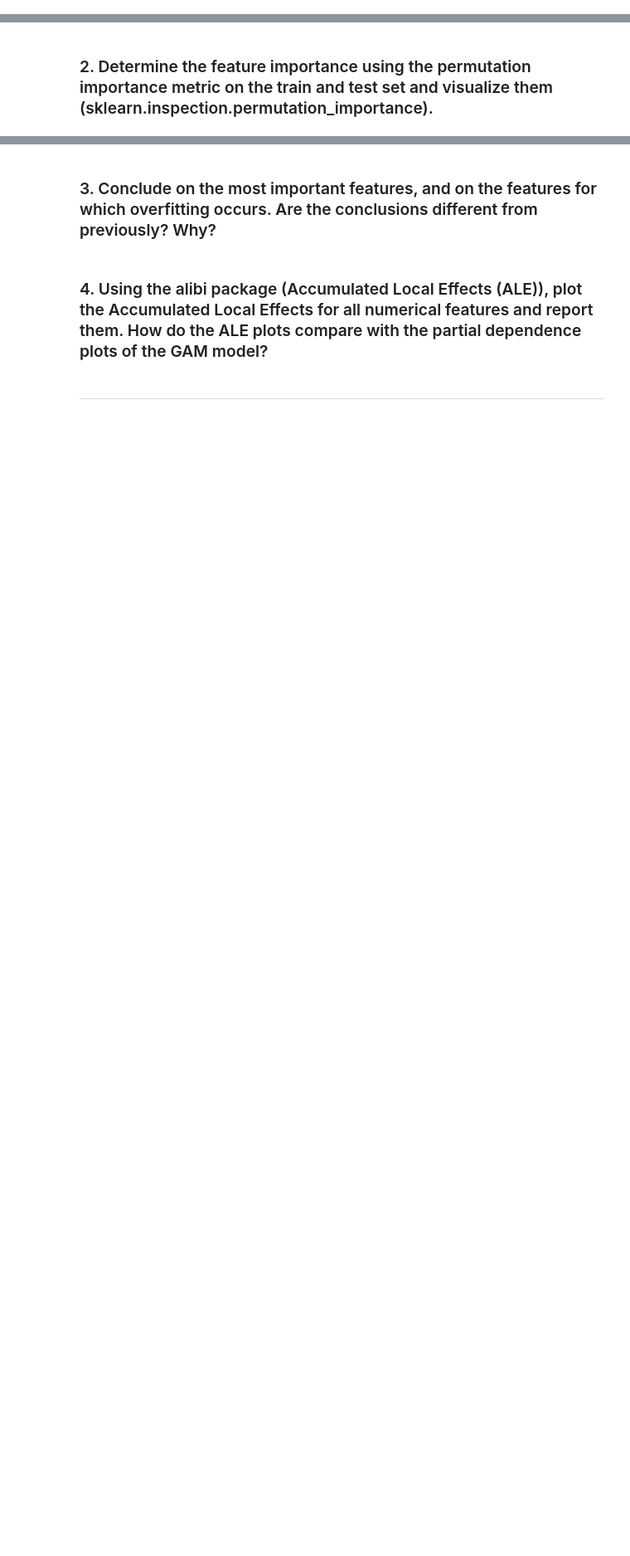
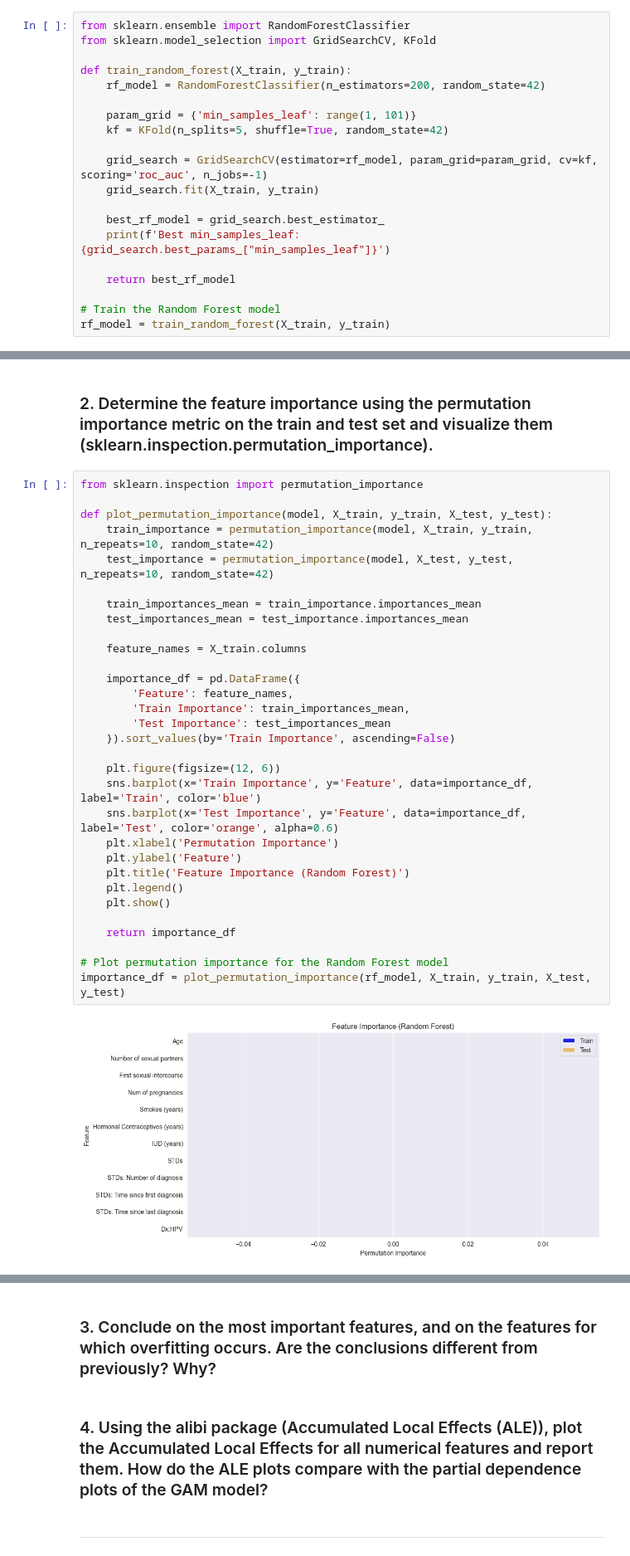
Before and after one commit to nirgoren/biology-hw1, a Jupyter notebook: Homework 1 Interpretable ML.ipynb, the cells around one changed output, grey strips where cells are left out. Shown at 83% size. Cells and saved outputs as stored; diff of their text form; blank space fills up the shorter version.

```diff
--- a/Homework 1 Interpretable ML.ipynb
+++ b/Homework 1 Interpretable ML.ipynb
@@ -487,3 +404,23 @@ A model taking into account interactions between features could yield better pre
 # %% [markdown]
 ### 1.	Train a Random Forest classifier (sklearn.ensemble.RandomForestClassifier) with n_estimators=200 trees.
 Optimize the min_samples_leaf hyperparameter (from 1 to 100) using cross-validation over the train set (use sklearn.model_selection.GridSearchCV and sklearn.model_selection.KFold).
+# %%
+from sklearn.ensemble import RandomForestClassifier
+from sklearn.model_selection import GridSearchCV, KFold
+
+def train_random_forest(X_train, y_train):
+    rf_model = RandomForestClassifier(n_estimators=200, random_state=42)
+
+    param_grid = {'min_samples_leaf': range(1, 101)}
+    kf = KFold(n_splits=5, shuffle=True, random_state=42)
+
+    grid_search = GridSearchCV(estimator=rf_model, param_grid=param_grid, cv=kf, scoring='roc_auc', n_jobs=-1)
+    grid_search.fit(X_train, y_train)
+
+    best_rf_model = grid_search.best_estimator_
+    print(f'Best min_samples_leaf: {grid_search.best_params_["min_samples_leaf"]}')
+
+    return best_rf_model
+
+# Train the Random Forest model
+rf_model = train_random_forest(X_train, y_train)
@@ -490,2 +429,35 @@ Optimize the min_samples_leaf hyperparameter (from 1 to 100) using cross-validat
 # %% [markdown]
 ### 2.	Determine the feature importance using the permutation importance metric on the train and test set and visualize them (sklearn.inspection.permutation_importance).
+# %%
+from sklearn.inspection import permutation_importance
+
+def plot_permutation_importance(model, X_train, y_train, X_test, y_test):
+    train_importance = permutation_importance(model, X_train, y_train, n_repeats=10, random_state=42)
+    test_importance = permutation_importance(model, X_test, y_test, n_repeats=10, random_state=42)
+
+    train_importances_mean = train_importance.importances_mean
+    test_importances_mean = test_importance.importances_mean
+
+    feature_names = X_train.columns
+
+    importance_df = pd.DataFrame({
+        'Feature': feature_names,
+        'Train Importance': train_importances_mean,
+        'Test Importance': test_importances_mean
+    }).sort_values(by='Train Importance', ascending=False)
+
+    plt.figure(figsize=(12, 6))
+    sns.barplot(x='Train Importance', y='Feature', data=importance_df, label='Train', color='blue')
+    sns.barplot(x='Test Importance', y='Feature', data=importance_df, label='Test', color='orange', alpha=0.6)
+    plt.xlabel('Permutation Importance')
+    plt.ylabel('Feature')
+    plt.title('Feature Importance (Random Forest)')
+    plt.legend()
+    plt.show()
+
+    return importance_df
+
+# Plot permutation importance for the Random Forest model
+importance_df = plot_permutation_importance(rf_model, X_train, y_train, X_test, y_test)
+# %% [output]
+[figure, added]
```
Also changed, not shown: parts of 20 cells of this notebook.
